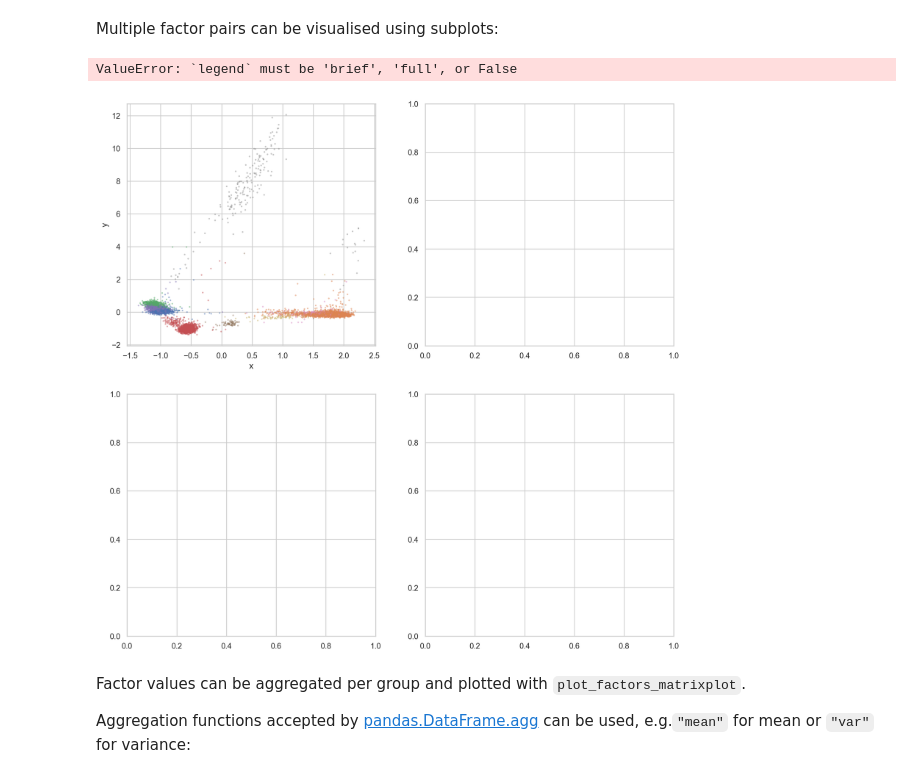
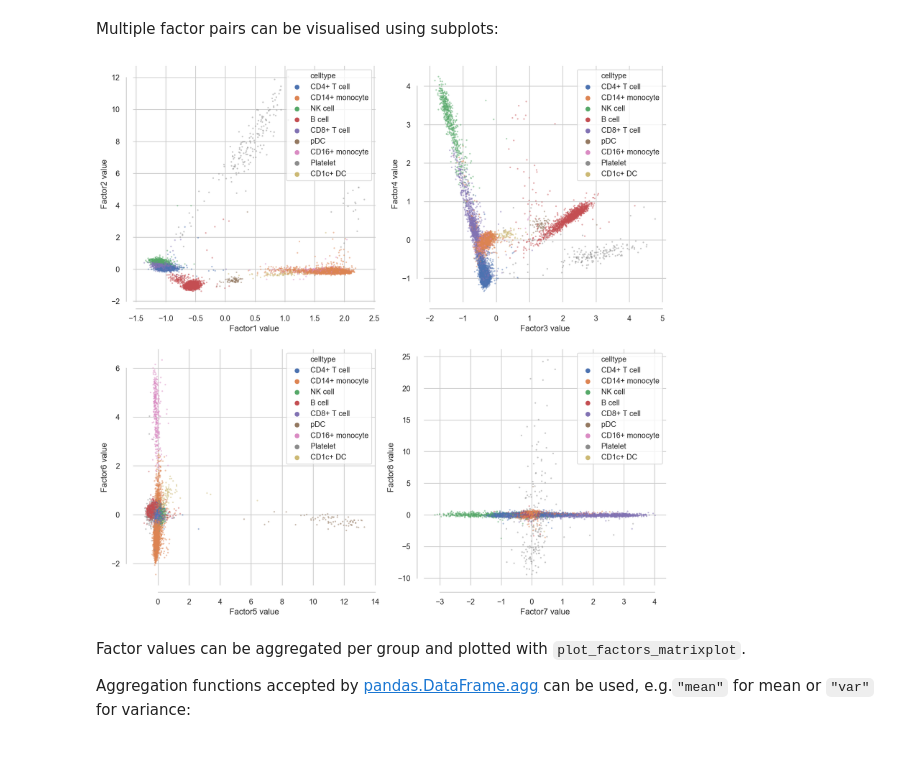
Before and after one commit to bioFAM/mofax, a Jupyter notebook: notebooks/getting_started_pbmc10k.ipynb, the cells around one changed output. Drawn from its saved outputs; the diff is of its cells as text; code cells hidden in the pictures.

```diff
--- a/notebooks/getting_started_pbmc10k.ipynb
+++ b/notebooks/getting_started_pbmc10k.ipynb
@@ -263,6 +263,9 @@ m.get_r2(factors=list(range(4))).sort_values("R2", ascending=False).head()
 Since having one group of cells is not particularly interesting for the variance explained plots so we can provide additional grouping to see if factors might correspond to those groups. E.g. let's load celltypes for this dataset:
 # %%
 celltypes = pd.read_csv("data/pbmc10k_celltypes.csv").set_index("cell")
+# %%
+# Add cell type information to the metadata
+m.metadata = m.metadata.join(celltypes)
 # %%
 mfx.plot_r2(m, factors=list(range(10)),
             cmap="Blues", vmax=.1, vmin=.0,
@@ -310,16 +313,15 @@ Multiple factor pairs can be visualised using subplots:
 # %%
 nf = 2  # rows/columns dimensions
 f, axarr = plt.subplots(nf, nf, figsize=(14,14))
 fnum = 0
 for i in range(nf):
     for j in range(nf):
         mfx.plot_factors_scatter(m, x=fnum, y=fnum+1, size=5, alpha=.5,
-                         groups_df=celltypes,
-                         kde=False, hist=False, legend=True, ax=axarr[i][j])
+                         group_label="celltype",
+                         kde=False, hist=False, legend='brief', ax=axarr[i][j])
         fnum+=2
 # %% [output]
-ValueError: `legend` must be 'brief', 'full', or False
-[figure, old version]
+[figure, new version]
 # %% [markdown]
 Factor values can be aggregated per group and plotted with `plot_factors_matrixplot`.
 
```
Also changed, not shown: parts of 5 cells of this notebook, 2 other files.
